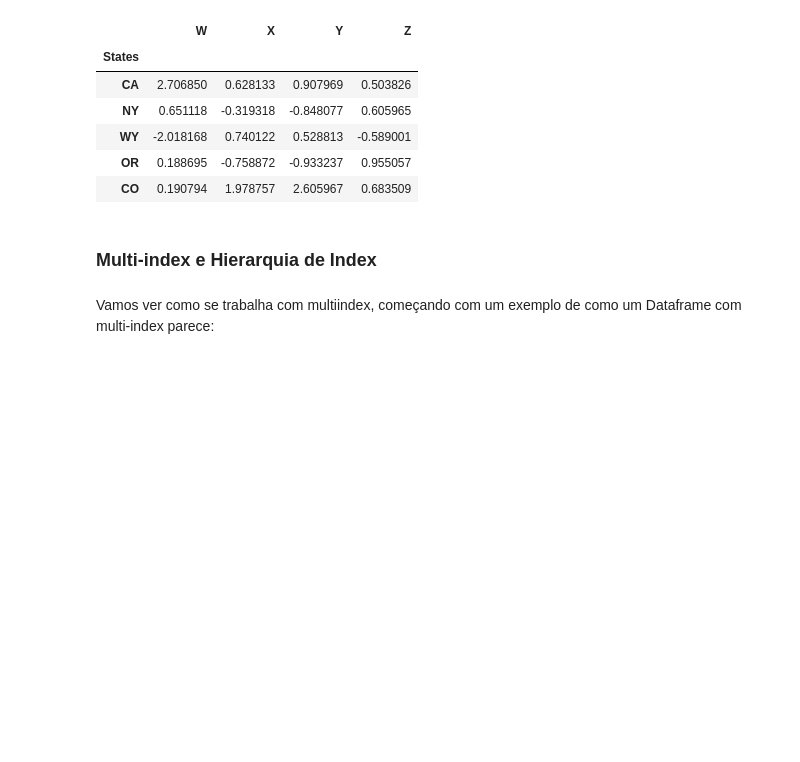
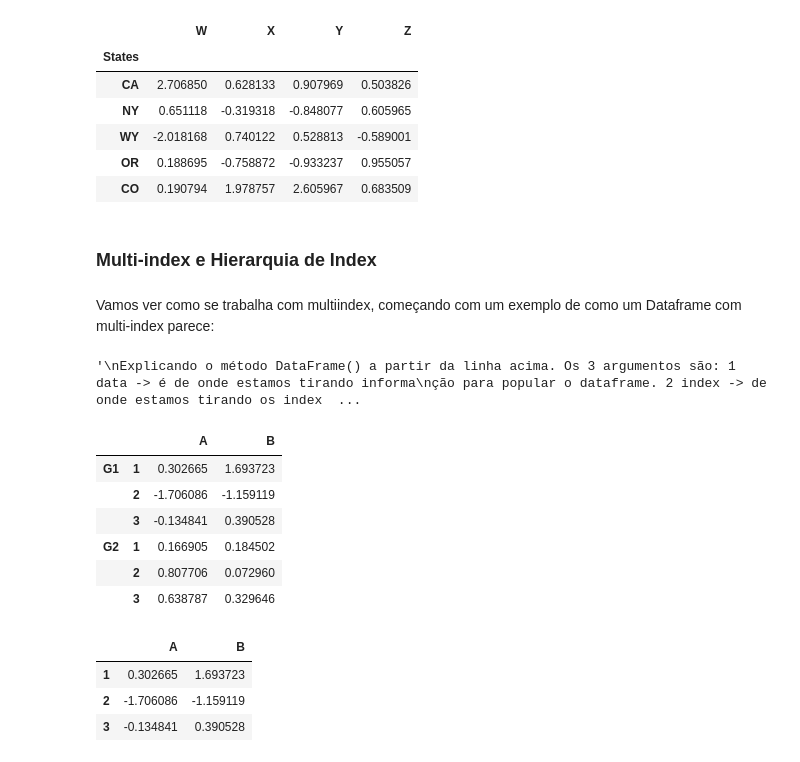
Before and after one commit to LuiMagno/DS_Notebooks, a Jupyter notebook: 3 - Python for Data Analysis - Pandas/02 - DataFrames.ipynb, the cells around one changed output. Drawn from its saved outputs; the diff is of its cells as text; code cells hidden in the pictures; blank space fills up the shorter version.

```diff
--- a/3 - Python for Data Analysis - Pandas/02 - DataFrames.ipynb
+++ b/3 - Python for Data Analysis - Pandas/02 - DataFrames.ipynb
@@ -308,0 +315,27 @@ Vamos ver como se trabalha com multiindex, começando com um exemplo de como um
+# %%
+df = pd.DataFrame(randn(6,2), hier_index, ['A', 'B'])
+"""
+Explicando o método DataFrame() a partir da linha acima. Os 3 argumentos são: 1 data -> é de onde estamos tirando informa
+ção para popular o dataframe. 2 index -> de onde estamos tirando os index do dataframe e 3 colunas. Aqui o professor ensina
+como criar um DataFrame com múltiplos index, para criar DataFrames mais complexos.
+"""
+# %% [output]
+'\nExplicando o método DataFrame() a partir da linha acima. Os 3 argumentos são: 1 data -> é de onde estamos tirando informa\nção para popular o dataframe. 2 index -> de onde estamos tirando os index  ...
+# %%
+df
+# Isso é o que chamam de index hierarchy
+# %% [output]
+|  |  | A | B |
+| G1 | 1 | 0.302665 | 1.693723 |
+|  | 2 | -1.706086 | -1.159119 |
+|  | 3 | -0.134841 | 0.390528 |
+| G2 | 1 | 0.166905 | 0.184502 |
+|  | 2 | 0.807706 | 0.072960 |
+|  | 3 | 0.638787 | 0.329646 |
+# %%
+df.loc['G1']
+# %% [output]
+|  | A | B |
+| 1 | 0.302665 | 1.693723 |
+| 2 | -1.706086 | -1.159119 |
+| 3 | -0.134841 | 0.390528 |
```
Also changed, not shown: parts of 9 cells of this notebook, 7 other files.
